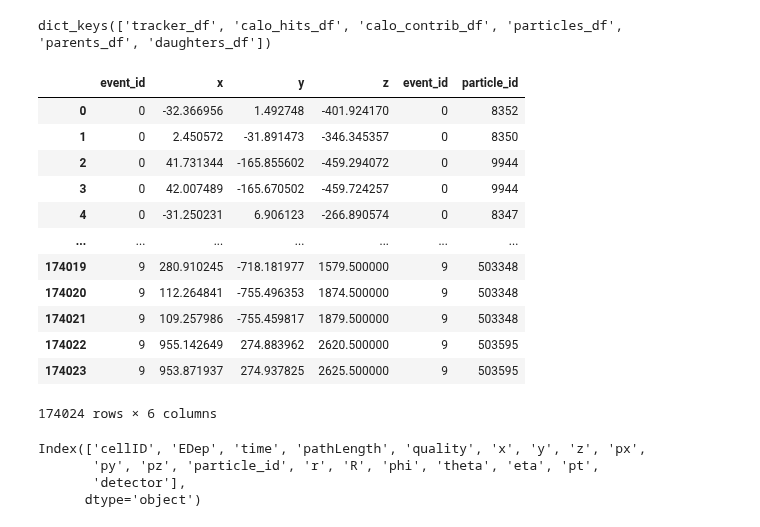
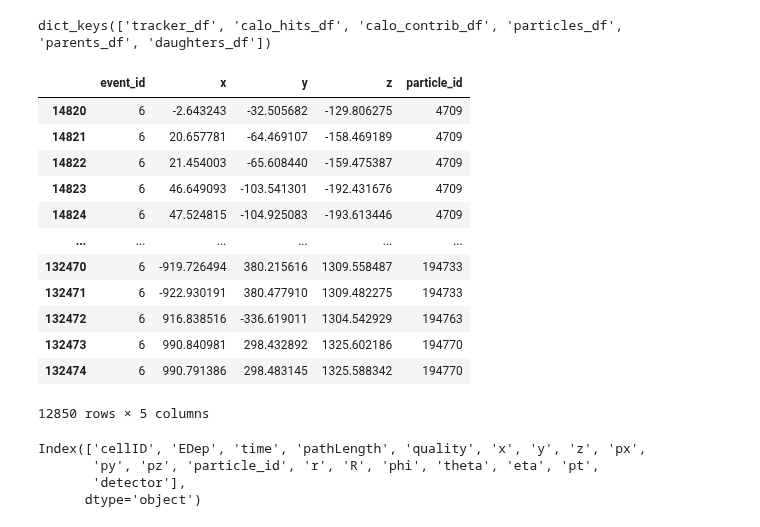
Before and after one commit to OpenDataDetector/ColliderML-Production, a Jupyter notebook: notebooks/infrastructure/7_DM_edm4hep_tracks_conversion.ipynb, the cells around one changed output. Drawn from its saved outputs; the diff is of its cells as text; code cells hidden in the pictures.

```diff
--- a/notebooks/infrastructure/7_DM_edm4hep_tracks_conversion.ipynb
+++ b/notebooks/infrastructure/7_DM_edm4hep_tracks_conversion.ipynb
@@ -48,9 +51,10 @@ all_tracker_readouts = pixel_readouts + strip_readouts
 # %% [markdown]
 ## 1. Load in edm4hep file
 # %%
-edm4hep_file = "/eos/home-d/dmurnane/www/ColliderML/simulation/gg2ttbar/v1/runs/0/edm4hep.root"
+edm4hep_file = f"{base_dir}/edm4hep.root"
 # edm4hep_file = "/eos/home-d/dmurnane/www/ColliderML/simulation/chichi/v1/runs/0/edm4hep.root"
-event = load_edm4hep_file(edm4hep_file, event_num=0)
+event = load_edm4hep_file(edm4hep_file, event_num=event_num)
+events = uproot.open(edm4hep_file)["events"]
 # %%
 event.keys()
 # %% [output]
@@ -78,28 +82,30 @@ def get_particle_ids_from_events(events, tracker_readouts):
             .rename(columns={"entry": "event_id", "values": "particle_id"}) \
             .drop(columns=["subentry"])
         # horizontal concat
-        hits_df = pd.concat([hits_df, particle_links_df], axis=1)
+        hits_df = pd.concat([hits_df, particle_links_df[["particle_id"]]], axis=1)
         all_particle_ids.append(hits_df)
 
     particle_ids = pd.concat(all_particle_ids, ignore_index=True)
     return particle_ids
 
-particle_ids = get_particle_ids_from_events(events, all_tracker_readouts)
-particle_ids
+tracker_df = get_particle_ids_from_events(events, all_tracker_readouts)
+tracker_df = tracker_df[tracker_df.event_id == event_num]
-# %% [output]
-|  | event_id | x | y | z | event_id | particle_id |
-| 0 | 0 | -32.366956 | 1.492748 | -401.924170 | 0 | 8352 |
-| 1 | 0 | 2.450572 | -31.891473 | -346.345357 | 0 | 8350 |
-| 2 | 0 | 41.731344 | -165.855602 | -459.294072 | 0 | 9944 |
-| 3 | 0 | 42.007489 | -165.670502 | -459.724257 | 0 | 9944 |
-| 4 | 0 | -31.250231 | 6.906123 | -266.890574 | 0 | 8347 |
-| ... | ... | ... | ... | ... | ... | ... |
-| 174019 | 9 | 280.910245 | -718.181977 | 1579.500000 | 9 | 503348 |
-| 174020 | 9 | 112.264841 | -755.496353 | 1874.500000 | 9 | 503348 |
-| 174021 | 9 | 109.257986 | -755.459817 | 1879.500000 | 9 | 503348 |
-| 174022 | 9 | 955.142649 | 274.883962 | 2620.500000 | 9 | 503595 |
-| 174023 | 9 | 953.871937 | 274.937825 | 2625.500000 | 9 | 503595 |
-174024 rows × 6 columns
+# %%
+tracker_df
+# %% [output]
+|  | event_id | x | y | z | particle_id |
+| 14820 | 6 | -2.643243 | -32.505682 | -129.806275 | 4709 |
+| 14821 | 6 | 20.657781 | -64.469107 | -158.469189 | 4709 |
+| 14822 | 6 | 21.454003 | -65.608440 | -159.475387 | 4709 |
+| 14823 | 6 | 46.649093 | -103.541301 | -192.431676 | 4709 |
+| 14824 | 6 | 47.524815 | -104.925083 | -193.613446 | 4709 |
+| ... | ... | ... | ... | ... | ... |
+| 132470 | 6 | -919.726494 | 380.215616 | 1309.558487 | 194733 |
+| 132471 | 6 | -922.930191 | 380.477910 | 1309.482275 | 194733 |
+| 132472 | 6 | 916.838516 | -336.619011 | 1304.542929 | 194763 |
+| 132473 | 6 | 990.840981 | 298.432892 | 1325.602186 | 194770 |
+| 132474 | 6 | 990.791386 | 298.483145 | 1325.588342 | 194770 |
+12850 rows × 5 columns
 # %%
 tracker_df = event["tracker_df"]
 tracker_df.columns
```
Also changed, not shown: parts of 38 cells of this notebook, 7 other files.
